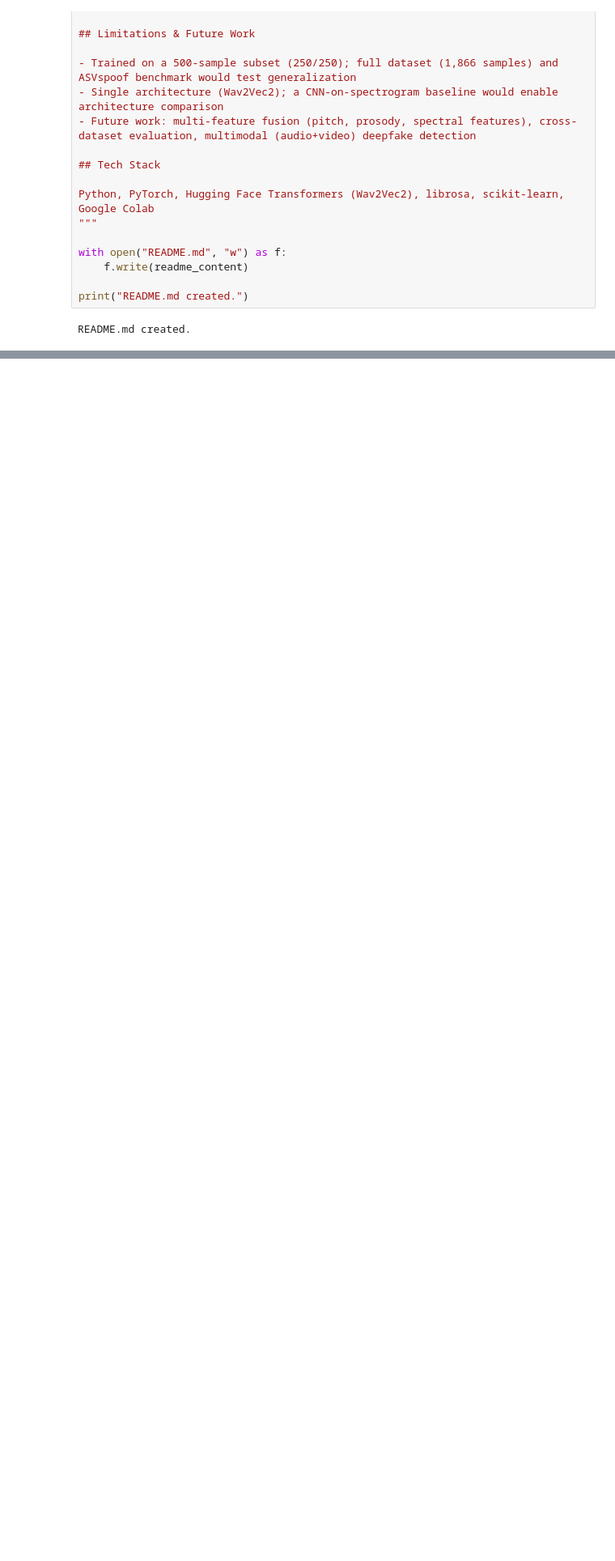
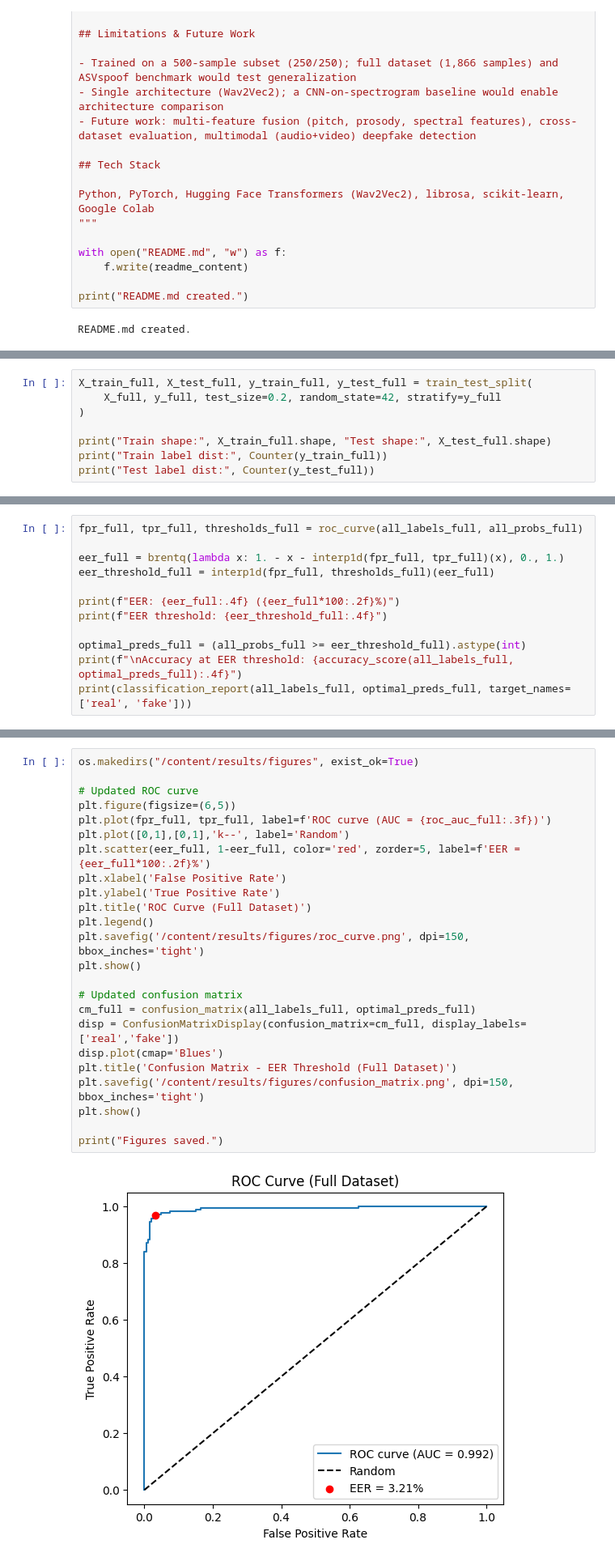
Before and after one commit to Gargipal12/voiceshield-ai-deepfake-detection, a Jupyter notebook: notebook.ipynb, the cells around one changed output, grey strips where cells are left out. Shown at 81% size. Cells and saved outputs as stored; diff of their text form; blank space fills up the shorter version.

```diff
--- a/notebook.ipynb
+++ b/notebook.ipynb
@@ -661,0 +698,8 @@ error: failed to push some refs to 'https://github.com/Gargipal12/voiceshield-ai
+# %%
+X_train_full, X_test_full, y_train_full, y_test_full = train_test_split(
+    X_full, y_full, test_size=0.2, random_state=42, stratify=y_full
+)
+
+print("Train shape:", X_train_full.shape, "Test shape:", X_test_full.shape)
+print("Train label dist:", Counter(y_train_full))
+print("Test label dist:", Counter(y_test_full))
@@ -661,0 +818,12 @@ error: failed to push some refs to 'https://github.com/Gargipal12/voiceshield-ai
+# %%
+fpr_full, tpr_full, thresholds_full = roc_curve(all_labels_full, all_probs_full)
+
+eer_full = brentq(lambda x: 1. - x - interp1d(fpr_full, tpr_full)(x), 0., 1.)
+eer_threshold_full = interp1d(fpr_full, thresholds_full)(eer_full)
+
+print(f"EER: {eer_full:.4f} ({eer_full*100:.2f}%)")
+print(f"EER threshold: {eer_threshold_full:.4f}")
+
+optimal_preds_full = (all_probs_full >= eer_threshold_full).astype(int)
+print(f"\nAccuracy at EER threshold: {accuracy_score(all_labels_full, optimal_preds_full):.4f}")
+print(classification_report(all_labels_full, optimal_preds_full, target_names=['real', 'fake']))
@@ -661,0 +843,26 @@ error: failed to push some refs to 'https://github.com/Gargipal12/voiceshield-ai
+# %%
+os.makedirs("/content/results/figures", exist_ok=True)
+
+# Updated ROC curve
+plt.figure(figsize=(6,5))
+plt.plot(fpr_full, tpr_full, label=f'ROC curve (AUC = {roc_auc_full:.3f})')
+plt.plot([0,1],[0,1],'k--', label='Random')
+plt.scatter(eer_full, 1-eer_full, color='red', zorder=5, label=f'EER = {eer_full*100:.2f}%')
+plt.xlabel('False Positive Rate')
+plt.ylabel('True Positive Rate')
+plt.title('ROC Curve (Full Dataset)')
+plt.legend()
+plt.savefig('/content/results/figures/roc_curve.png', dpi=150, bbox_inches='tight')
+plt.show()
+
+# Updated confusion matrix
+cm_full = confusion_matrix(all_labels_full, optimal_preds_full)
+disp = ConfusionMatrixDisplay(confusion_matrix=cm_full, display_labels=['real','fake'])
+disp.plot(cmap='Blues')
+plt.title('Confusion Matrix - EER Threshold (Full Dataset)')
+plt.savefig('/content/results/figures/confusion_matrix.png', dpi=150, bbox_inches='tight')
+plt.show()
+
+print("Figures saved.")
+# %% [output]
+[figure, added]
```
Also changed, not shown: parts of 39 cells of this notebook.
